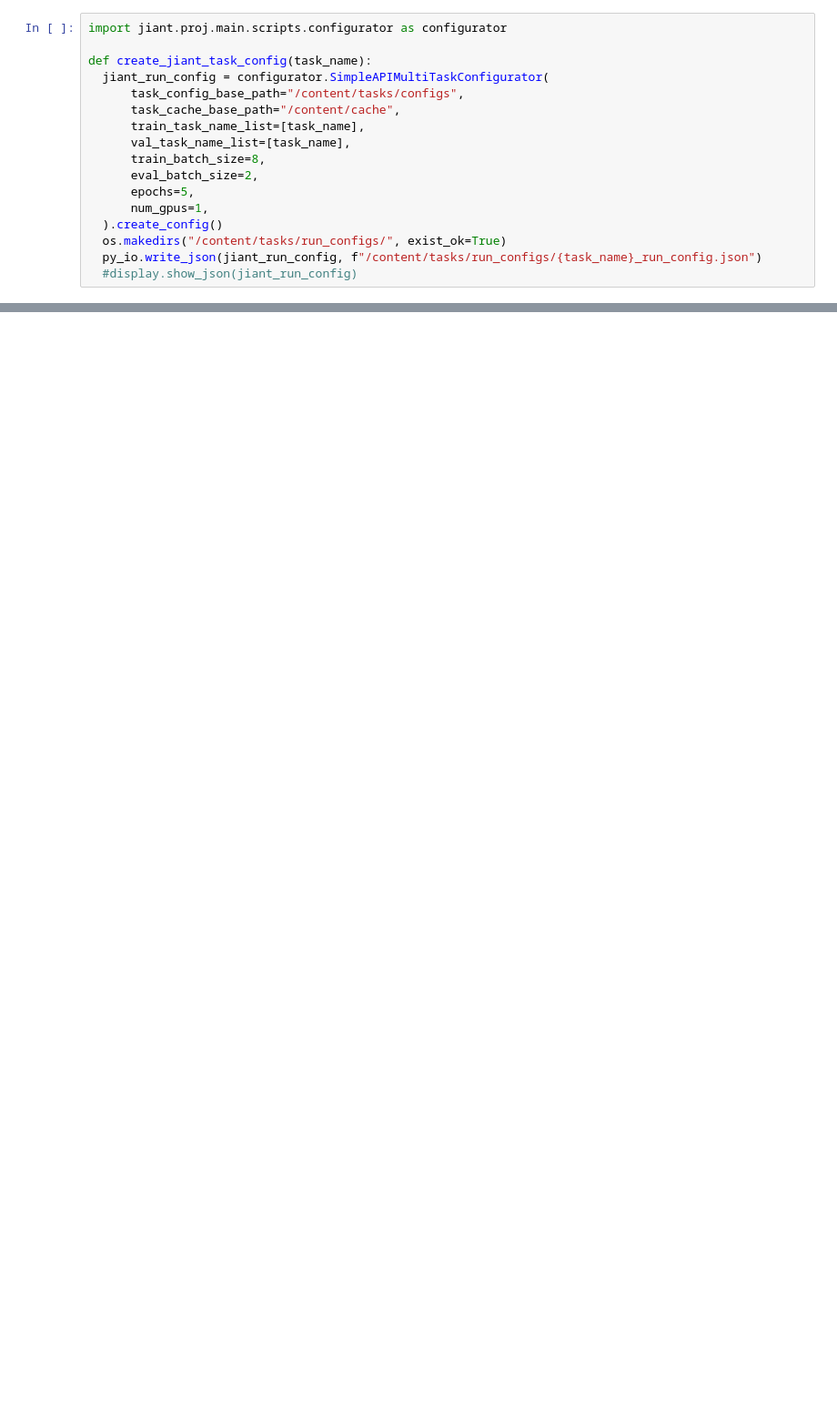
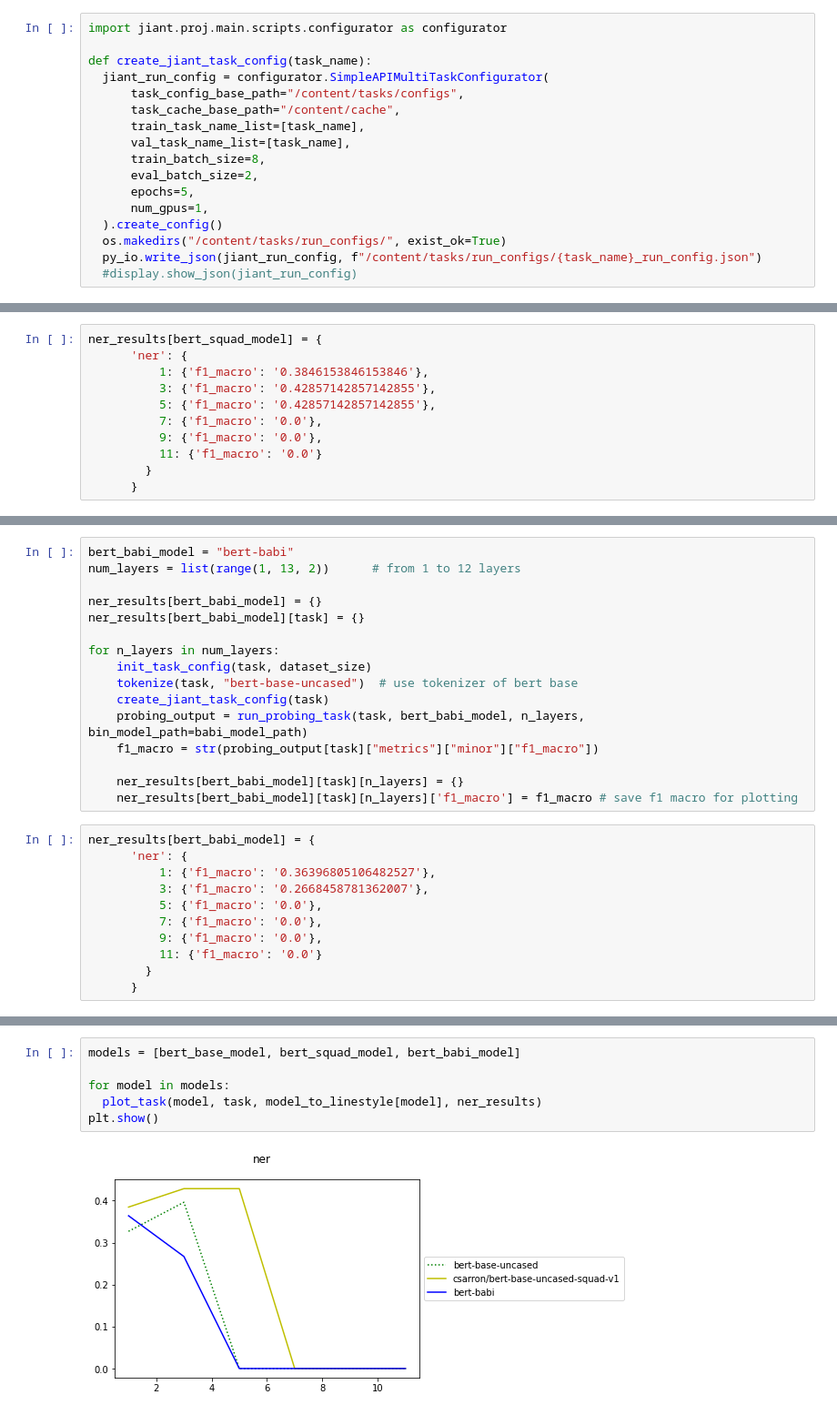
Before and after one commit to omidvosoughi/How-Does-Bert-Answer-QA-DLP2021, a Jupyter notebook: src/probing-tasks/probing_tasks_all_badges.ipynb, the cells around one changed output, grey strips where cells are left out. Shown at 91% size. Drawn from its saved outputs; the diff is of its cells as text; blank space fills up the shorter version.

Commit message:
update new model architectures, model with other dataset

```diff
--- a/src/probing-tasks/probing_tasks_all_badges.ipynb
+++ b/src/probing-tasks/probing_tasks_all_badges.ipynb
@@ -589,0 +380,11 @@ for task in tasks:
+# %%
+ner_results[bert_squad_model] = {
+      'ner': {
+          1: {'f1_macro': '0.3846153846153846'},
+          3: {'f1_macro': '0.42857142857142855'},
+          5: {'f1_macro': '0.42857142857142855'},
+          7: {'f1_macro': '0.0'},
+          9: {'f1_macro': '0.0'},
+          11: {'f1_macro': '0.0'}
+        }
+      }
@@ -589,0 +393,27 @@ for task in tasks:
+# %%
+bert_babi_model = "bert-babi"
+num_layers = list(range(1, 13, 2))      # from 1 to 12 layers
+
+ner_results[bert_babi_model] = {}
+ner_results[bert_babi_model][task] = {}
+
+for n_layers in num_layers:
+    init_task_config(task, dataset_size)
+    tokenize(task, "bert-base-uncased")  # use tokenizer of bert base
+    create_jiant_task_config(task)
+    probing_output = run_probing_task(task, bert_babi_model, n_layers, bin_model_path=babi_model_path)
+    f1_macro = str(probing_output[task]["metrics"]["minor"]["f1_macro"])
+
+    ner_results[bert_babi_model][task][n_layers] = {}
+    ner_results[bert_babi_model][task][n_layers]['f1_macro'] = f1_macro # save f1 macro for plotting
+# %%
+ner_results[bert_babi_model] = {
+      'ner': {
+          1: {'f1_macro': '0.36396805106482527'},
+          3: {'f1_macro': '0.2668458781362007'},
+          5: {'f1_macro': '0.0'},
+          7: {'f1_macro': '0.0'},
+          9: {'f1_macro': '0.0'},
+          11: {'f1_macro': '0.0'}
+        }
+      }
@@ -589,0 +422,8 @@ for task in tasks:
+# %%
+models = [bert_base_model, bert_squad_model, bert_babi_model]
+
+for model in models:
+  plot_task(model, task, model_to_linestyle[model], ner_results)
+plt.show()
+# %% [output]
+[figure, added]
```
Also changed, not shown: parts of 176 cells of this notebook.
